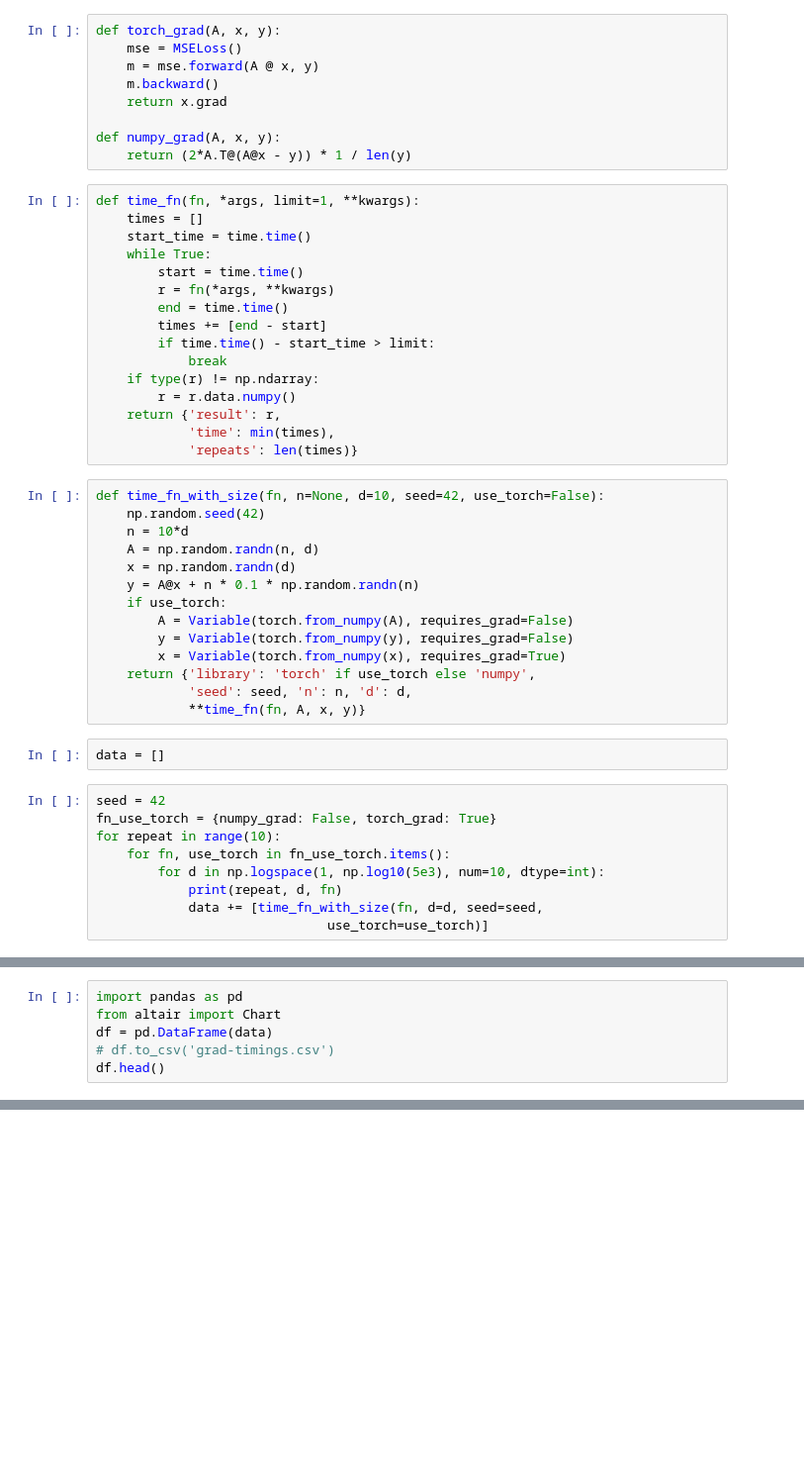
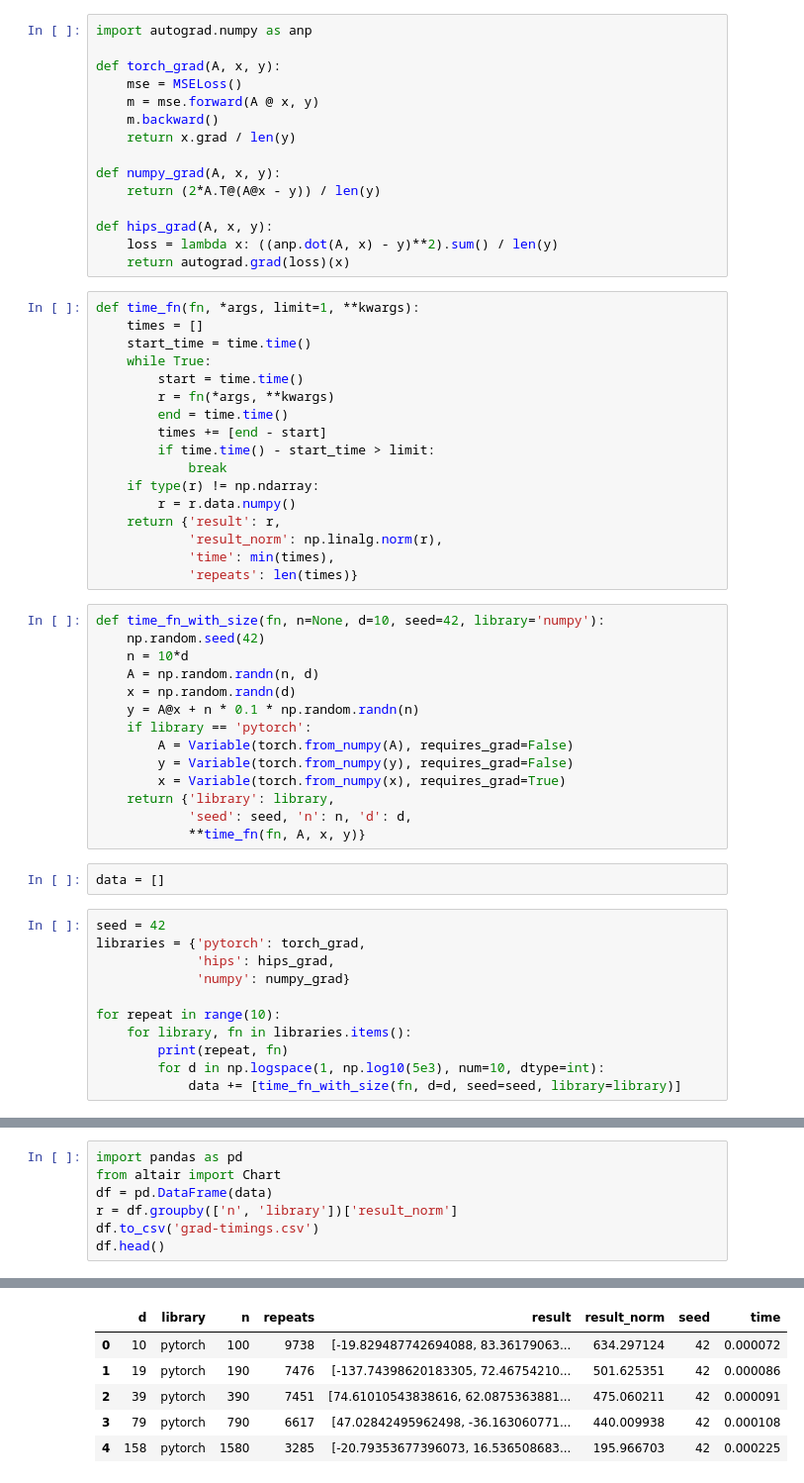
Before and after one commit to stsievert/pytorch-timing-comparisons, a Jupyter notebook: Grad-timings.ipynb, the cells around one changed output, grey strips where cells are left out. Shown: that part at 99% size. Drawn from its saved outputs; the diff is of its cells as text; blank space fills up the shorter version.

```diff
--- a/Grad-timings.ipynb
+++ b/Grad-timings.ipynb
@@ -9,12 +35,18 @@ import time
 # %%
+import autograd.numpy as anp
+
 def torch_grad(A, x, y):
     mse = MSELoss()
     m = mse.forward(A @ x, y)
     m.backward()
-    return x.grad
+    return x.grad / len(y)
 
 def numpy_grad(A, x, y):
-    return (2*A.T@(A@x - y)) * 1 / len(y)
+    return (2*A.T@(A@x - y)) / len(y)
+
+def hips_grad(A, x, y):
+    loss = lambda x: ((anp.dot(A, x) - y)**2).sum() / len(y)
+    return autograd.grad(loss)(x)
 # %%
 def time_fn(fn, *args, limit=1, **kwargs):
     times = []
@@ -29,31 +61,34 @@ def time_fn(fn, *args, limit=1, **kwargs):
     if type(r) != np.ndarray:
         r = r.data.numpy()
     return {'result': r,
+            'result_norm': np.linalg.norm(r),
             'time': min(times),
             'repeats': len(times)}
 # %%
-def time_fn_with_size(fn, n=None, d=10, seed=42, use_torch=False):
+def time_fn_with_size(fn, n=None, d=10, seed=42, library='numpy'):
     np.random.seed(42)
     n = 10*d
     A = np.random.randn(n, d)
     x = np.random.randn(d)
     y = A@x + n * 0.1 * np.random.randn(n)
-    if use_torch:
+    if library == 'pytorch':
         A = Variable(torch.from_numpy(A), requires_grad=False)
         y = Variable(torch.from_numpy(y), requires_grad=False)
         x = Variable(torch.from_numpy(x), requires_grad=True)
-    return {'library': 'torch' if use_torch else 'numpy',
+    return {'library': library,
             'seed': seed, 'n': n, 'd': d,
             **time_fn(fn, A, x, y)}
 # %%
 data = []
 # %%
 seed = 42
-fn_use_torch = {numpy_grad: False, torch_grad: True}
+libraries = {'pytorch': torch_grad,
+             'hips': hips_grad,
+             'numpy': numpy_grad}
+
 for repeat in range(10):
-    for fn, use_torch in fn_use_torch.items():
+    for library, fn in libraries.items():
+        print(repeat, fn)
         for d in np.logspace(1, np.log10(5e3), num=10, dtype=int):
-            print(repeat, d, fn)
-            data += [time_fn_with_size(fn, d=d, seed=seed,
-                              use_torch=use_torch)]
+            data += [time_fn_with_size(fn, d=d, seed=seed, library=library)]
 # %% [output]
@@ -78,6 +113,7 @@ for repeat in range(10):
 import pandas as pd
 from altair import Chart
 df = pd.DataFrame(data)
-# df.to_csv('grad-timings.csv')
+r = df.groupby(['n', 'library'])['result_norm']
+df.to_csv('grad-timings.csv')
 df.head()
 # %% [output]
@@ -85,2 +120,8 @@ df.head()
+|  | d | library | n | repeats | result | result_norm | seed | time |
+| 0 | 10 | pytorch | 100 | 9738 | [-19.829487742694088, 83.36179063... | 634.297124 | 42 | 0.000072 |
+| 1 | 19 | pytorch | 190 | 7476 | [-137.74398620183305, 72.46754210... | 501.625351 | 42 | 0.000086 |
+| 2 | 39 | pytorch | 390 | 7451 | [74.61010543838616, 62.0875363881... | 475.060211 | 42 | 0.000091 |
+| 3 | 79 | pytorch | 790 | 6617 | [47.02842495962498, -36.163060771... | 440.009938 | 42 | 0.000108 |
+| 4 | 158 | pytorch | 1580 | 3285 | [-20.79353677396073, 16.536508683... | 195.966703 | 42 | 0.000225 |
 # %%
 import pandas as pd
```
Also changed, not shown: parts of 10 cells of this notebook, 1 other file.
